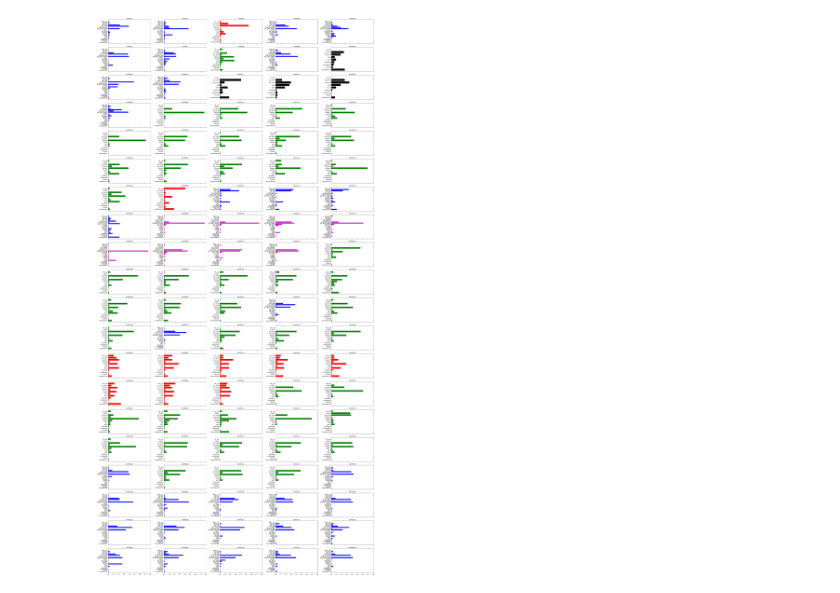
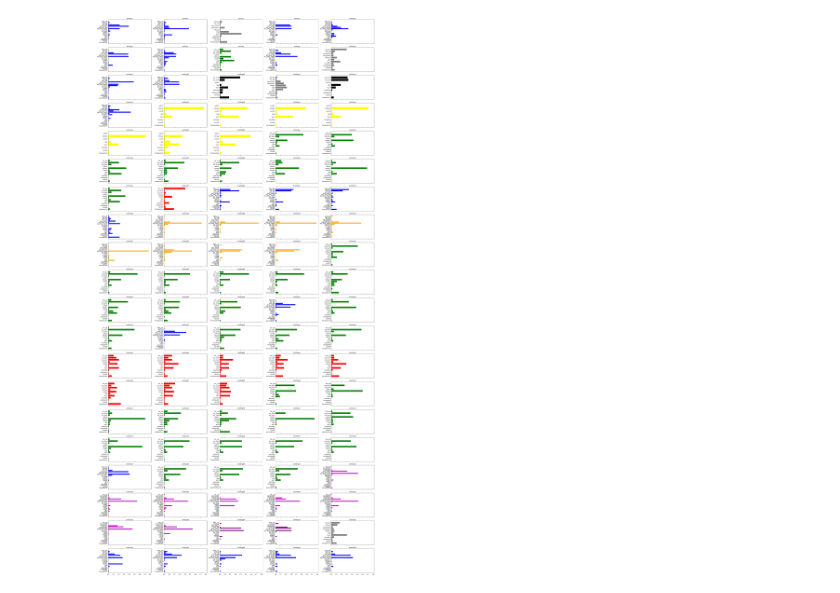
Before and after one commit to wooseungw/power_consumption_comp, a Jupyter notebook: FitandSubmmit copy.ipynb, the cells around one changed output. Saved outputs shown, nothing was run; the diff lists cells and outputs as text; code cells hidden in the pictures.

```diff
--- a/FitandSubmmit copy.ipynb
+++ b/FitandSubmmit copy.ipynb
@@ -60,28 +60,36 @@ memory usage: 30.3 KB
 None
 # %%
 preds = [0 for _ in range(100)]
-hyper = pd.read_csv('./parameters/hyperparameter_xgb_wsw0825-1730.csv').drop(columns=['Unnamed: 0'])
+hyper = pd.read_csv('./parameters/hyperparameter_xgb_wsw0827-1825.csv').drop(columns=['Unnamed: 0'])
 
 clusters = [
-[3, 32, 61, 62, 63, 64, 65, 66, 67, 68],
-[8, 17, 18, 19, 20, 21, 22, 23, 24, 25, 26, 27, 28, 29, 30, 31, 45, 46, 47, 48, 49, 50, 51, 52, 53, 55, 56, 58, 59, 60, 69, 70, 71, 72, 73, 74, 75, 76, 77, 78, 79, 80, 82, 83, 84],
-[1, 2, 4, 5, 6, 7, 9, 11, 12, 16, 33, 34, 35, 36, 54, 57, 81, 85, 86, 87, 88, 89, 90, 91, 92, 93, 94, 95, 96, 97, 98, 99, 100],
-[10, 13, 14, 15],
-[37, 38, 39, 40, 41, 42, 43, 44]
+[32, 61, 62, 63, 64, 65, 66, 67, 68],
+[8, 24, 25, 26, 27, 28, 29, 30, 31, 45, 46, 47, 48, 49, 50, 51, 52, 53, 55, 56, 58, 59, 60, 69, 70, 71, 72, 73, 74, 75, 76, 77, 78, 79, 80, 82, 83, 84],
+[1, 2, 4, 5, 6, 7, 9, 11, 12, 16, 33, 34, 35, 36, 54, 57, 81, 96, 97, 98, 99, 100],
+[13, 15],
+[37, 38, 39, 40, 41, 42, 43, 44],
+[85, 86, 87, 88, 89, 90, 91, 92],
+[17, 18, 19, 20, 21, 22, 23],
+[93, 94],
+[3, 10, 14, 95]
 ]
 
 drop_cols = [
-[ 'week', 'THI', 'CDH', 'max_power', 'min_power','day_hour_mean','day_hour_std', 'hour_mean', 'hour_std','outlier','sensory','Rain_cat'],
-[ 'week', 'THI', 'CDH', 'max_power', 'min_power' ,'day_hour_mean','day_hour_std','hour_mean', 'hour_std','sensory','Rain_cat'],
-[ 'week', 'THI', 'CDH', 'max_power', 'min_power' ],
-[ 'week','month','holiday', 'THI', 'CDH', 'day_hour_mean', 'day_hour_std','hour_mean', 'hour_std', 'max_power', 'min_power', 'THI_cat', 'sensory','Rain_cat'],
-[ 'THI','hour_mean', 'hour_std', 'outlier']
+[ 'week', 'THI', 'CDH', 'max_power', 'min_power','day_hour_mean','day_hour_std', 'hour_mean', 'hour_std','outlier','sensory','Rain_cat', 'close'],
+[ 'week', 'THI', 'CDH', 'max_power', 'min_power' ,'day_hour_mean','day_hour_std','hour_mean', 'hour_std','sensory','Rain_cat', 'close'],
+[ 'week', 'THI', 'CDH', 'max_power', 'min_power' , 'close'],
+[ 'week','month','holiday', 'THI', 'CDH', 'day_hour_mean', 'day_hour_std','hour_mean', 'hour_std', 'max_power', 'min_power', 'THI_cat', 'sensory','Rain_cat', 'close'],
+[ 'THI','hour_mean', 'hour_std', 'outlier', 'close'],
+[ 'THI', 'CDH', 'Rain_cat', 'sensory'],
+[ 'windspeed', 'week', 'CDH', 'sin_time', 'cos_time', 'THI', 'sensory', 'THI_cat','day_hour_mean', 'day_hour_std', 'hour_mean', 'hour_std', 'max_power', 'min_power','Rain_cat','close'],
+[ 'week', 'THI', 'CDH', 'THI_cat', 'close' ],
+[ 'week', 'month', 'THI', 'CDH', 'close', 'outlier', 'day_hour_mean', 'day_hour_std','hour_mean', 'hour_std', 'Rain_cat', 'cos_time', 'sin_time']
 ]
 
-color = ['red', 'green', 'blue', 'black', 'm']
+color = [ 'red','green','blue','black', 'orange', 'm', 'yellow', 'purple', 'gray']
 fig, ax = plt.subplots(20, 5, figsize=(30, 60), sharex=True)
 ax = ax.flatten()
-for k in range(5):
+for k in range(9):
     cluster = clusters[k]
     drop_col = drop_cols[k]
     c = color[k]
@@ -97,34 +105,34 @@ for k in range(5):
             y_train = train_df['power_consumption']
             x_train = train_df.drop(columns=['power_consumption'])
 
             x_test = test_df
 
             xgb = XGBRegressor(seed = seed, tree_method="hist", gpu_id=0,
                             n_estimators = hyper.at[i-1,'best_it'].astype('int64'),
                             eta = hyper.at[i-1, 'eta'],
                             min_child_weight = hyper.at[i-1, 'min_child_weight'], max_depth = hyper.at[i-1, 'max_depth'],
                             colsample_bytree=hyper.at[i-1, 'colsample_bytree'], subsample=hyper.at[i-1, 'subsample'])
 
             if hyper.at[i-1,'alpha'] != 0:  # 만약 alpha가 0이 아니면 weighted_mse 사용
                 xgb.set_params(**{'objective':weighted_mse(hyper.at[i-1,'alpha'])})
 
             xgb.fit(x_train, y_train)
             feature_importances.append(xgb.feature_importances_)
             y_pred = xgb.predict(x_test)
             pred_df.loc[:,seed] = y_pred   # 각 시드별 예측 담기
 
 
 
         pred = pred_df.mean(axis=1)        # (i+1)번째 건물의 예측 =  (i+1)번째 건물의 각 시드별 예측 평균값
         preds[i-1]=pred
         average_feature_importances = np.mean(feature_importances, axis=0)
         ax[i-1].set_title(f'building{i}',fontsize = 10)
         ax[i-1].barh(x_train.columns, average_feature_importances, color = c)
 
 plt.tight_layout()
 plt.show()
 # %% [output]
-[figure, old version]
+[figure, new version]
 # %%
 np_preds = np.array(preds)
 submit = np_preds.flatten()
```
Also changed, not shown: parts of 2 cells of this notebook, 7 other files.
